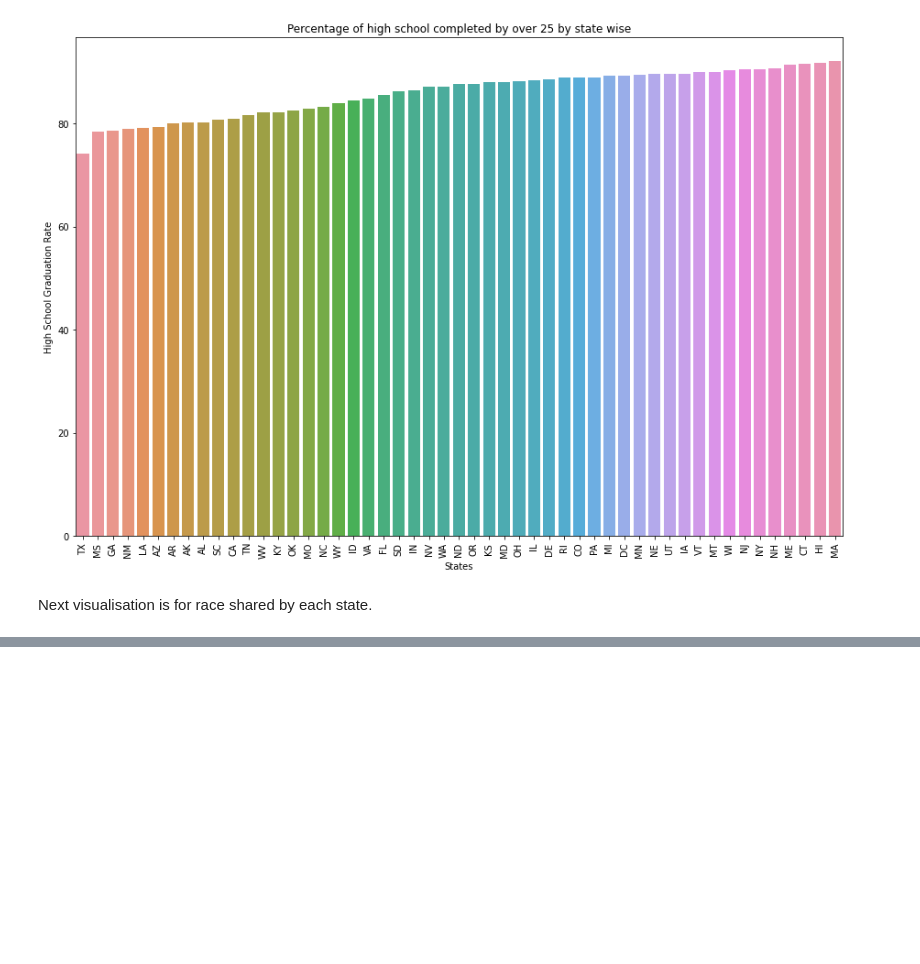
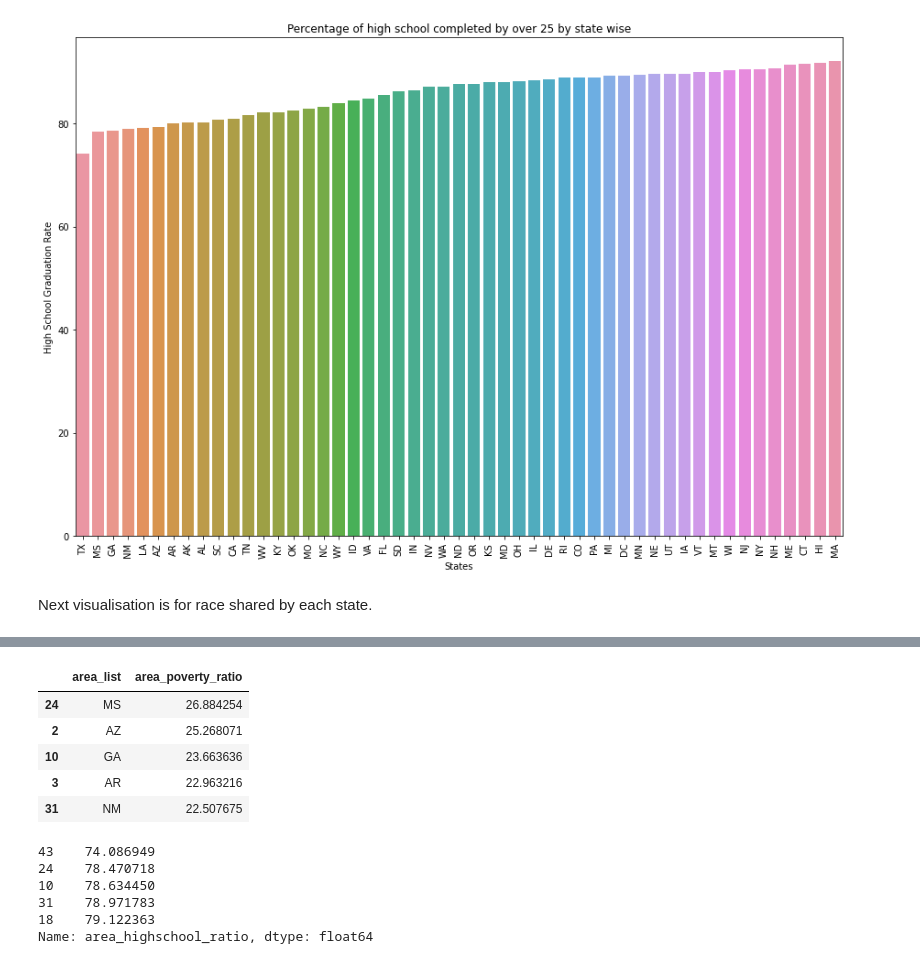
Before and after one commit to pradeepprasad/Machine_Learning_Workspace, a Jupyter notebook: Visualisation_Hands_On_01.ipynb, the cells around one changed output, grey strips where cells are left out. Cells and saved outputs as stored; diff of their text form; code cells hidden in the pictures; blank space fills up the shorter version.

```diff
--- a/Visualisation_Hands_On_01.ipynb
+++ b/Visualisation_Hands_On_01.ipynb
@@ -329,0 +265,18 @@ ax.set(xlabel='Percentage of Races', ylabel = 'State', title = 'Sates population
+# %%
+dataFM_areaList_areaPovertyratio_sorted.head()
+# %% [output]
+|  | area_list | area_poverty_ratio |
+| 24 | MS | 26.884254 |
+| 2 | AZ | 25.268071 |
+| 10 | GA | 23.663636 |
+| 3 | AR | 22.963216 |
+| 31 | NM | 22.507675 |
+# %%
+sorted_data2.area_highschool_ratio.head()
+# %% [output]
+43    74.086949
+24    78.470718
+10    78.634450
+31    78.971783
+18    79.122363
+Name: area_highschool_ratio, dtype: float64
```
Also changed, not shown: parts of 16 cells of this notebook.
